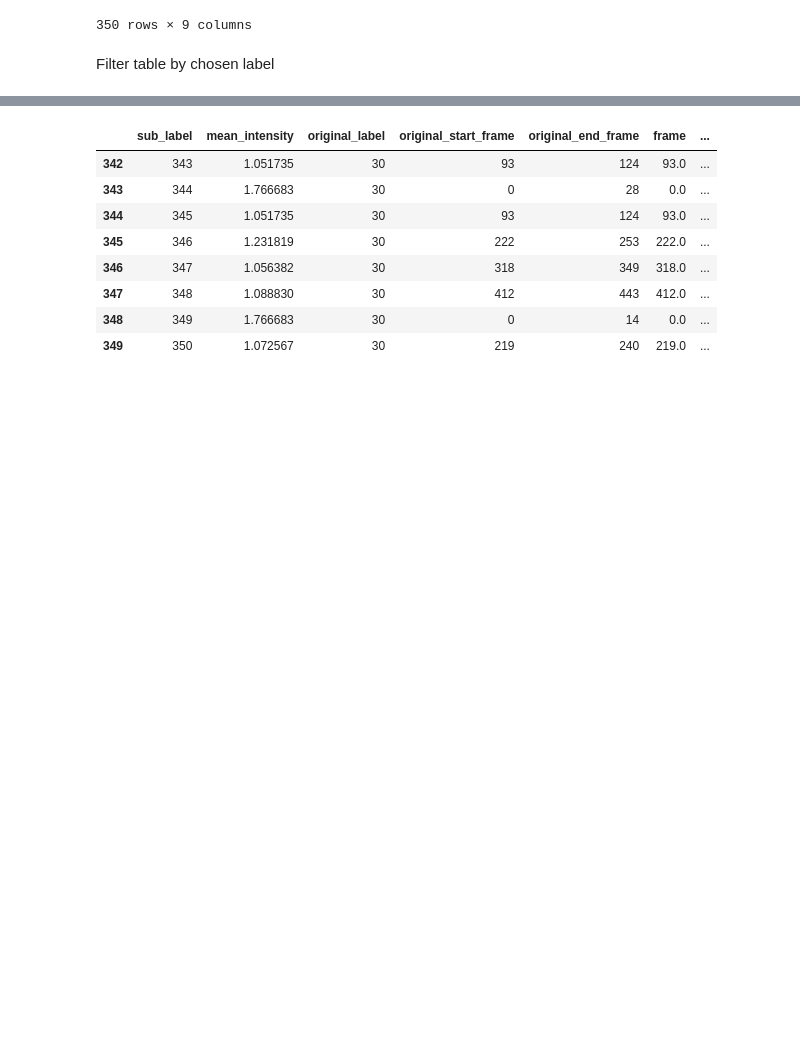
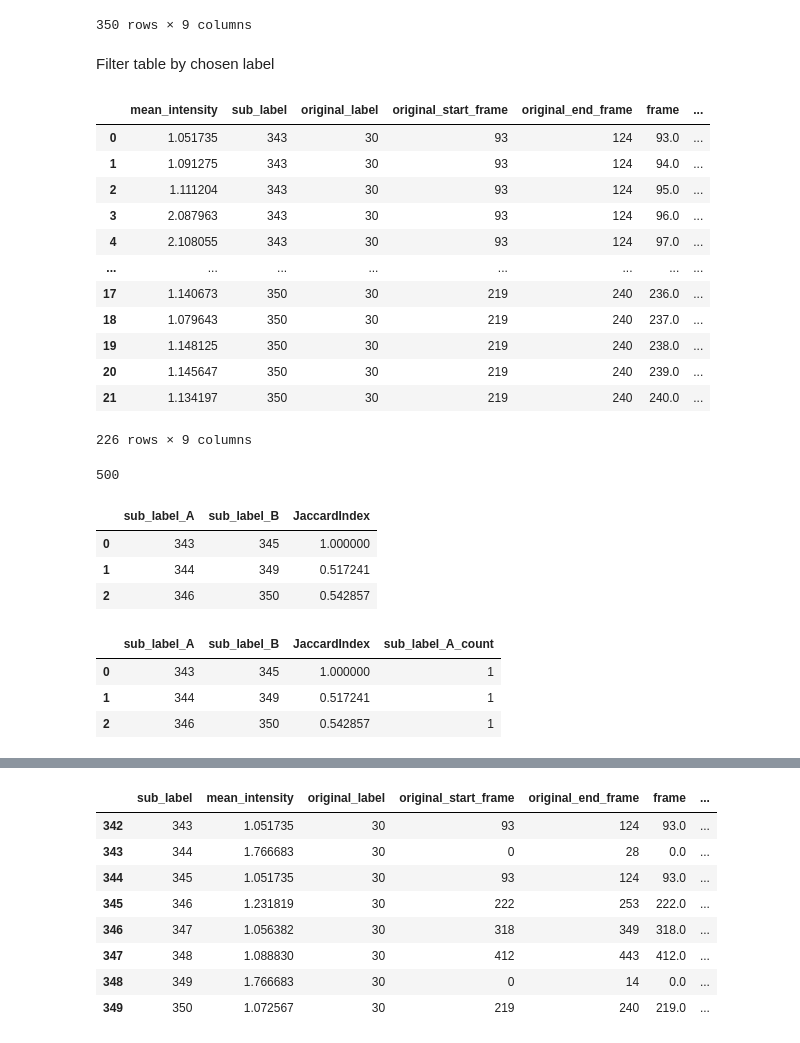
Before and after one commit to zoccoler/napari-signal-classifier, a Jupyter notebook: notebooks/WIP_sub_signal_classification_step_by_step.ipynb, the cells around one changed output, grey strips where cells are left out. Drawn from its saved outputs; the diff is of its cells as text; code cells hidden in the pictures; blank space fills up the shorter version.

Commit message:
Add sparse time window jaccrad index calculation for duplicated prediciton selection

```diff
--- a/notebooks/WIP_sub_signal_classification_step_by_step.ipynb
+++ b/notebooks/WIP_sub_signal_classification_step_by_step.ipynb
@@ -918,0 +922,4 @@ array([1, 1, 1, 1, 2, 2, 2, 2, 1, 3, 3, 1, 1, 2, 1, 2, 1, 2, 3, 3, 1, 1,
+# %%
+predictions_series = pd.Series(predictions, index=range(1, len(predictions) + 1))
+table_test_set['predicted_category'] = table_test_set['sub_label'].map(predictions_series)
+table_test_set
@@ -947,3 +968,25 @@ first_row_grouped_by_sub_label
 350 rows × 9 columns
 # %% [markdown]
 Filter table by chosen label
+# %%
+current_label_sub_table = table_test_set[table_test_set['original_label'] == current_label]
+current_label_sub_table
+# %% [output]
+|  | mean_intensity | sub_label | original_label | original_start_frame | original_end_frame | frame | ... |
+| 0 | 1.051735 | 343 | 30 | 93 | 124 | 93.0 | ... |
+| 1 | 1.091275 | 343 | 30 | 93 | 124 | 94.0 | ... |
+| 2 | 1.111204 | 343 | 30 | 93 | 124 | 95.0 | ... |
+| 3 | 2.087963 | 343 | 30 | 93 | 124 | 96.0 | ... |
+| 4 | 2.108055 | 343 | 30 | 93 | 124 | 97.0 | ... |
+| ... | ... | ... | ... | ... | ... | ... | ... |
+| 17 | 1.140673 | 350 | 30 | 219 | 240 | 236.0 | ... |
+| 18 | 1.079643 | 350 | 30 | 219 | 240 | 237.0 | ... |
+| 19 | 1.148125 | 350 | 30 | 219 | 240 | 238.0 | ... |
+| 20 | 1.145647 | 350 | 30 | 219 | 240 | 239.0 | ... |
+| 21 | 1.134197 | 350 | 30 | 219 | 240 | 240.0 | ... |
+226 rows × 9 columns
+# %%
+current_label_array_length = len(table[table['label'] == current_label]['mean_intensity'].values)
+current_label_array_length
+# %% [output]
+500
@@ -949,0 +1059,17 @@ Filter table by chosen label
+# %%
+sub_labels_overlap_table = calculate_jaccard_index(sub_label_array_list)
+sub_labels_overlap_table
+# %% [output]
+|  | sub_label_A | sub_label_B | JaccardIndex |
+| 0 | 343 | 345 | 1.000000 |
+| 1 | 344 | 349 | 0.517241 |
+| 2 | 346 | 350 | 0.542857 |
+# %%
+# Add column with counts of unique sub-labels-a
+sub_labels_overlap_table['sub_label_A_count'] = sub_labels_overlap_table['sub_label_A'].map(sub_labels_overlap_table['sub_label_A'].value_counts())
+sub_labels_overlap_table
+# %% [output]
+|  | sub_label_A | sub_label_B | JaccardIndex | sub_label_A_count |
+| 0 | 343 | 345 | 1.000000 | 1 |
+| 1 | 344 | 349 | 0.517241 | 1 |
+| 2 | 346 | 350 | 0.542857 | 1 |
```
Also changed, not shown: parts of 12 cells of this notebook.
